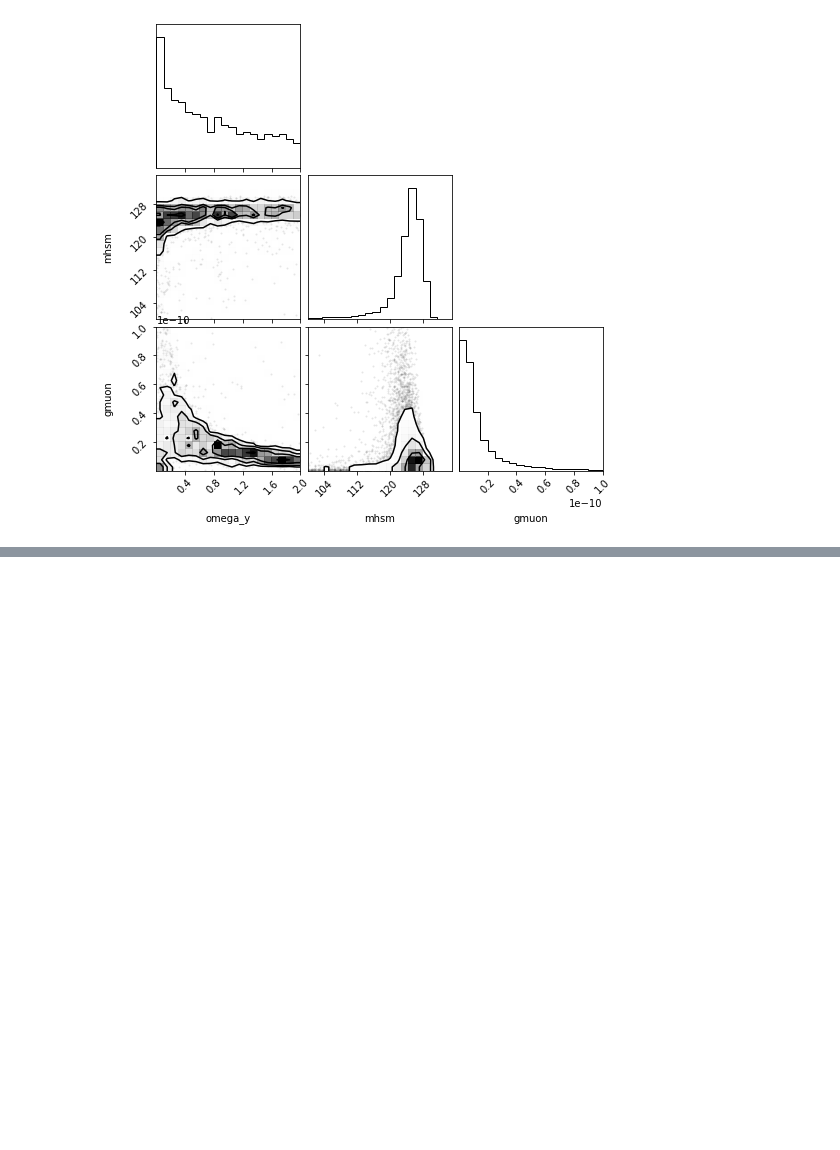
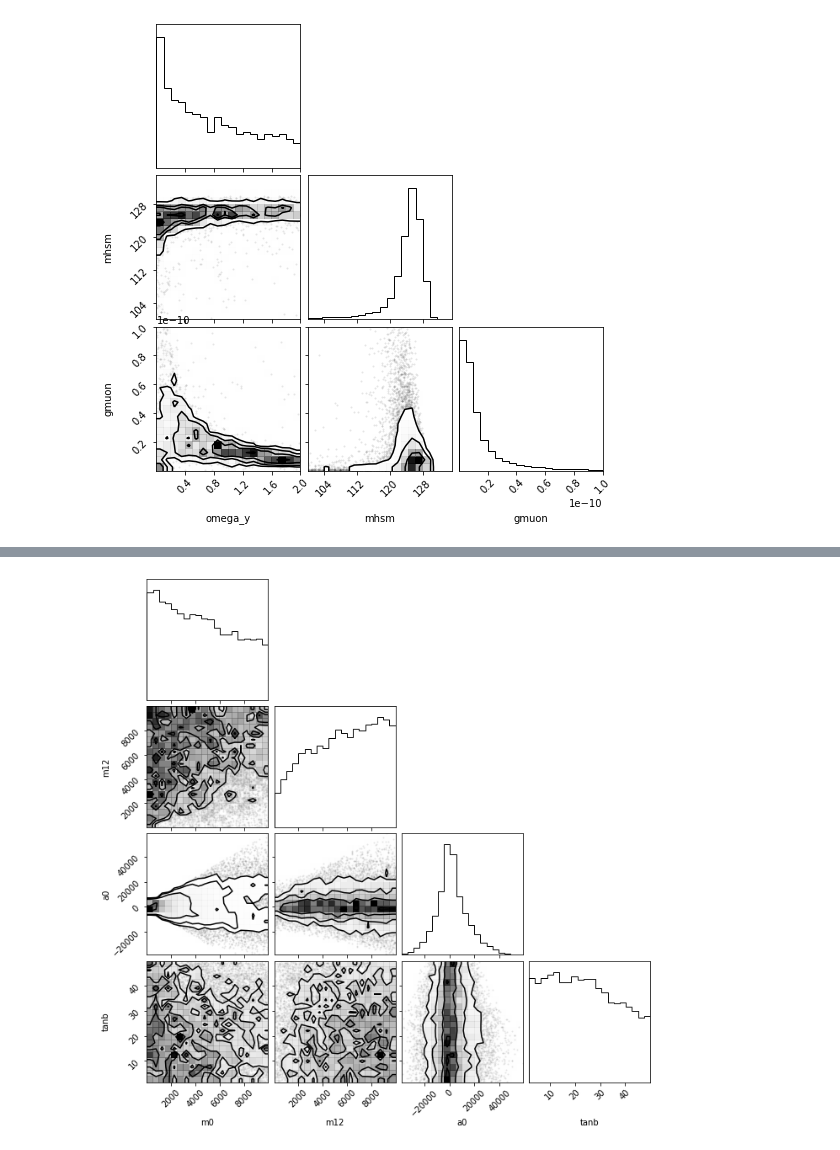
Before and after one commit to jtamanas/MSSM, a Jupyter notebook: testingPymegas/Examining Scan.ipynb, the cells around one changed output, grey strips where cells are left out. Saved outputs shown, nothing was run; the diff lists cells and outputs as text; code cells hidden in the pictures; blank space fills up the shorter version.

```diff
--- a/testingPymegas/Examining Scan.ipynb
+++ b/testingPymegas/Examining Scan.ipynb
@@ -176,3 +176,7 @@ plt.show()
 # %% [output]
 WARNING:root:Pandas support in corner is deprecated; use ArviZ directly
 [figure]
+# %%
+corner.corner(no_nan_combo_df[['m0', 'm12', 'a0', 'tanb']])
+plt.show()
+# %% [output]
@@ -178,0 +184 @@ WARNING:root:Pandas support in corner is deprecated; use ArviZ directly
+[figure, added]
```
Also changed, not shown: parts of 1 cell of this notebook, 6 other files.
